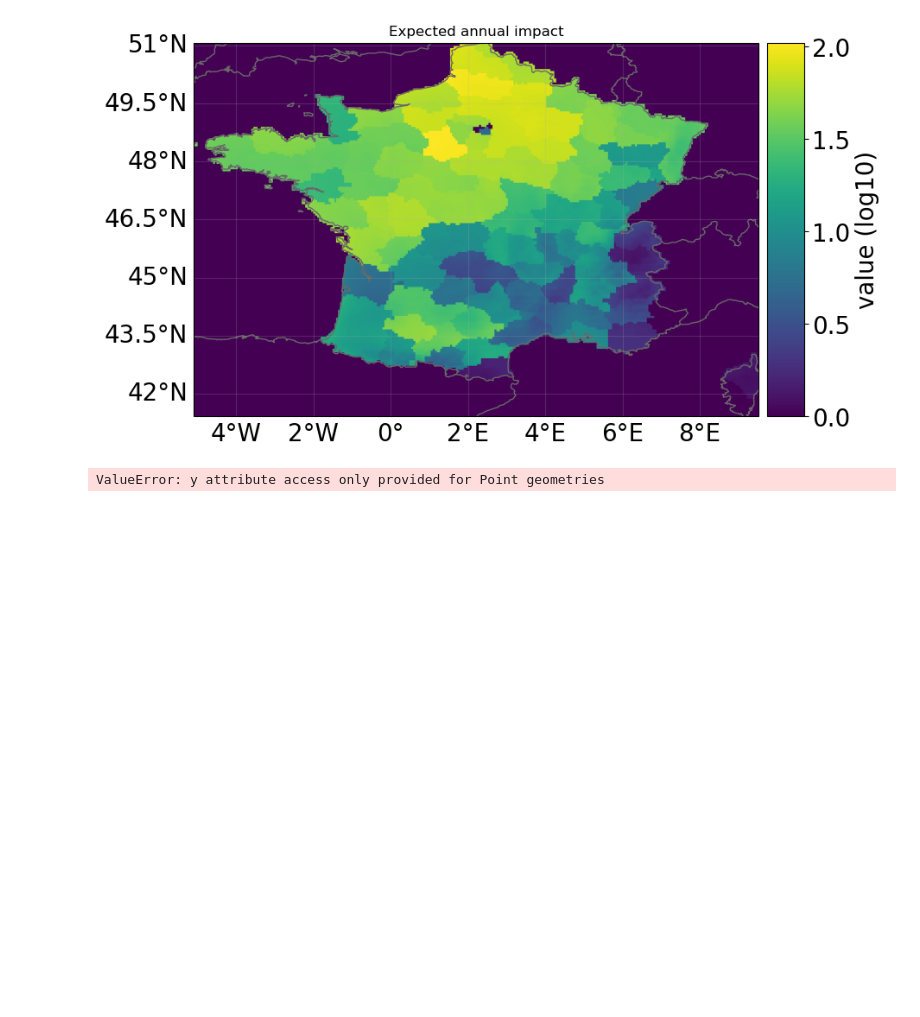
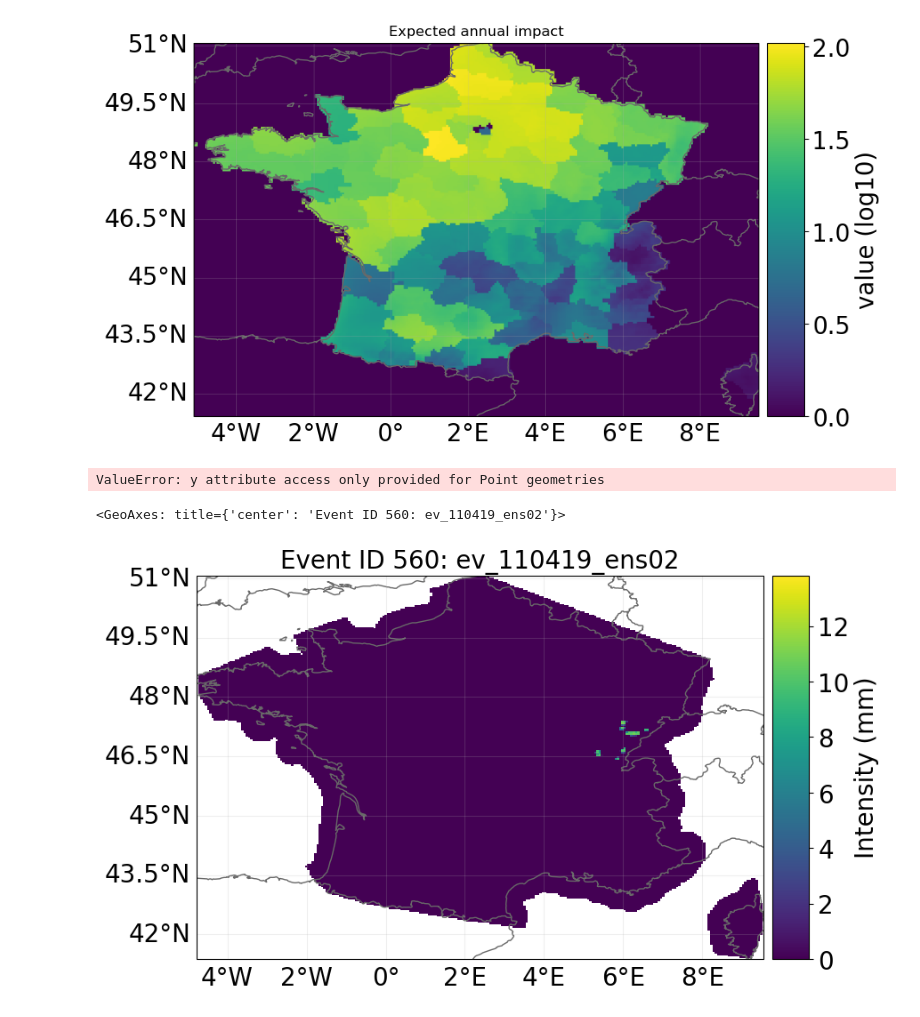
Before and after one commit to arvedluetzen/mus-climada, a Jupyter notebook: notebooks/0320_First_try.ipynb, the cells around one changed output. Saved outputs shown, nothing was run; the diff lists cells and outputs as text; code cells hidden in the pictures; blank space fills up the shorter version.

```diff
--- a/notebooks/0320_First_try.ipynb
+++ b/notebooks/0320_First_try.ipynb
@@ -178,3 +192,14 @@ impact = impactcalc.impact()
 impact.plot_raster_eai_exposure()
 # %% [output]
 ValueError: y attribute access only provided for Point geometries
+# %%
+### HAZARD: HAIL
+
+client = Client()
+ISO = "FRA"
+hazard = client.get_hazard("hail", properties={"country_iso3alpha": ISO, 'climate_scenario': 'REF'})
+# %%
+hazard.plot_intensity(event=560)
+# %% [output]
+<GeoAxes: title={'center': 'Event ID 560: ev_110419_ens02'}>
+[figure, added]
```
Also changed, not shown: parts of 3 cells of this notebook, 1 other file.
